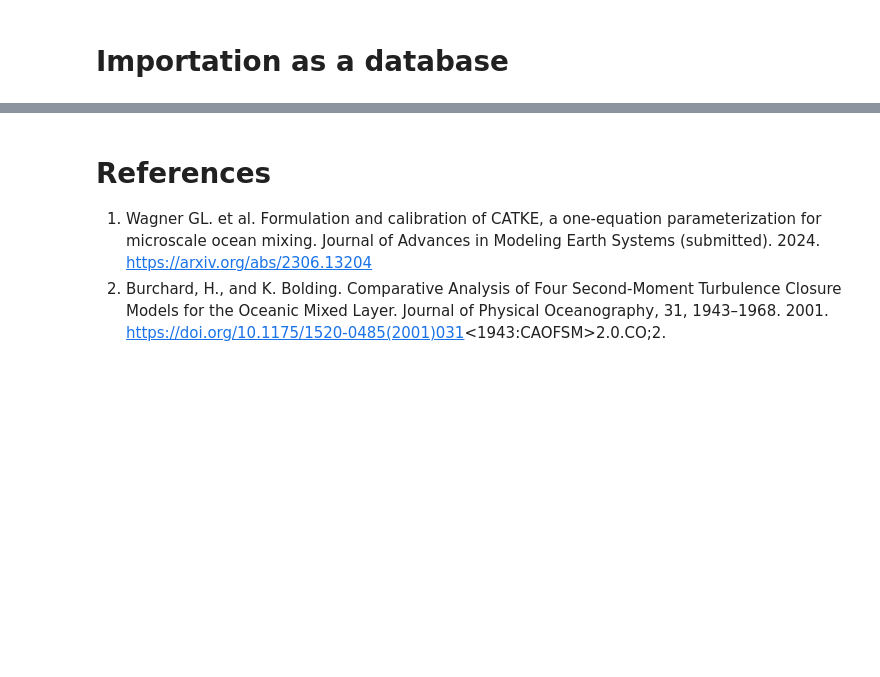
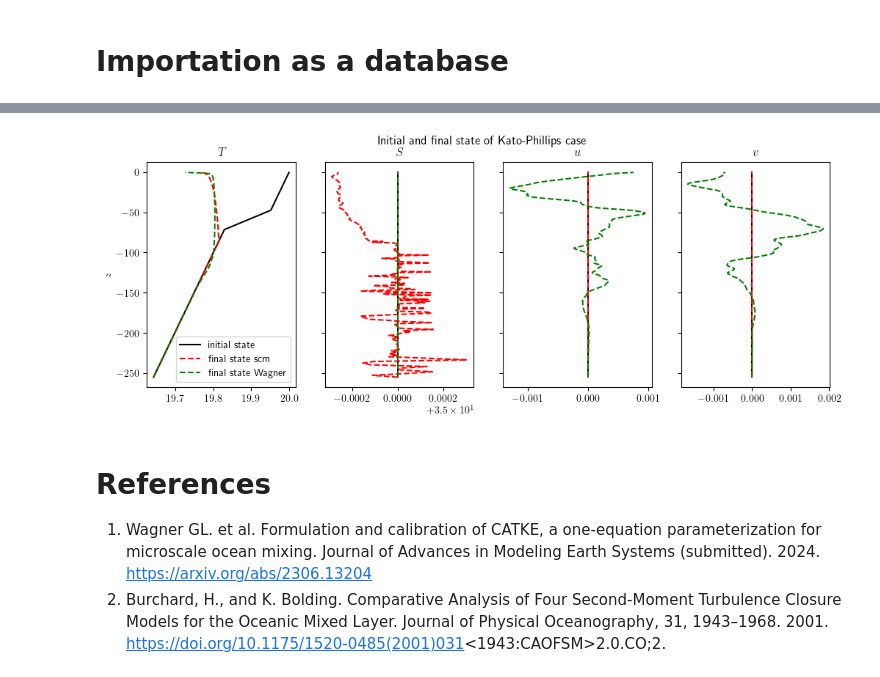
Before and after one commit to meom-group/tunax, a Jupyter notebook: notebooks/fit_wagner.ipynb, the cells around one changed output, grey strips where cells are left out. Saved outputs shown, nothing was run; the diff lists cells and outputs as text; code cells hidden in the pictures; blank space fills up the shorter version.

```diff
--- a/notebooks/fit_wagner.ipynb
+++ b/notebooks/fit_wagner.ipynb
@@ -177,0 +150,4 @@ Coordinates:
+# %%
+import equinox as eqx
+
+obs = eqx.tree_at(lambda t: t.case.tflx_sfc, obs, -obs.case.tflx_sfc)
@@ -177,0 +160,14 @@ Coordinates:
+# %%
+from model import SingleColumnModel
+traj = obs.trajectory
+time_frame = float(traj.time[-1]/3600)
+dt = 60.
+out_dt = float(traj.time[1] - traj.time[0])
+init_state = traj.extract_state(0)
+model = SingleColumnModel(time_frame, dt, out_dt, traj.grid, init_state, obs.case, 'k-epsilon')
+
+from closures.k_epsilon import KepsParameters
+keps_params = KepsParameters()
+
+trajectory_scm = model.compute_trajectory_with(keps_params)
+trajectory_scm.time
@@ -178,3 +184,39 @@ Coordinates:
+# %%
+import matplotlib.pyplot as plt
+plt.rc('text', usetex=True)
+
+zr = model.grid.zr
+
+fig, [ax_t, ax_s, ax_u, ax_v] = plt.subplots(1, 4, sharey=True, figsize=(10, 4))
+plt.tight_layout(rect=[0, 0.03, 1, 0.94])
+
+ax_t.plot(trajectory_scm.t[0, :], zr, 'k', label='initial state')
+ax_t.plot(trajectory_scm.t[-1, :], zr, 'r--', label='final state scm')
+ax_t.plot(obs.trajectory.t[-1, :], zr, 'g--', label='final state Wagner')
+ax_s.plot(trajectory_scm.s[0, :], zr, 'k')
+ax_s.plot(trajectory_scm.s[-1, :], zr, 'r--')
+ax_s.plot(obs.trajectory.s[-1, :], zr, 'g--')
+ax_u.plot(trajectory_scm.u[0, :], zr, 'k')
+ax_u.plot(trajectory_scm.u[-1, :], zr, 'r--')
+ax_u.plot(obs.trajectory.u[-1, :], zr, 'g--')
+ax_v.plot(trajectory_scm.v[0, :], zr, 'k')
+ax_v.plot(trajectory_scm.v[-1, :], zr, 'r--')
+ax_v.plot(obs.trajectory.v[-1, :], zr, 'g--')
+
+ax_t.set_title('$T$')
+ax_s.set_title('$S$')
+ax_u.set_title('$u$')
+ax_v.set_title('$v$')
+
+ax_t.set_ylabel('$z$')
+
+ax_t.legend()
+
+fig.suptitle('Initial and final state of Kato-Phillips case')
+
+plt.show()
+# %% [output]
+[figure, added]
 # %% [markdown]
 # References
 1. Wagner GL. et al. Formulation and calibration of CATKE, a one-equation parameterization for microscale ocean mixing. Journal of Advances in Modeling Earth Systems (submitted). 2024. https://arxiv.org/abs/2306.13204
```
Also changed, not shown: parts of 8 cells of this notebook, 6 other files.
